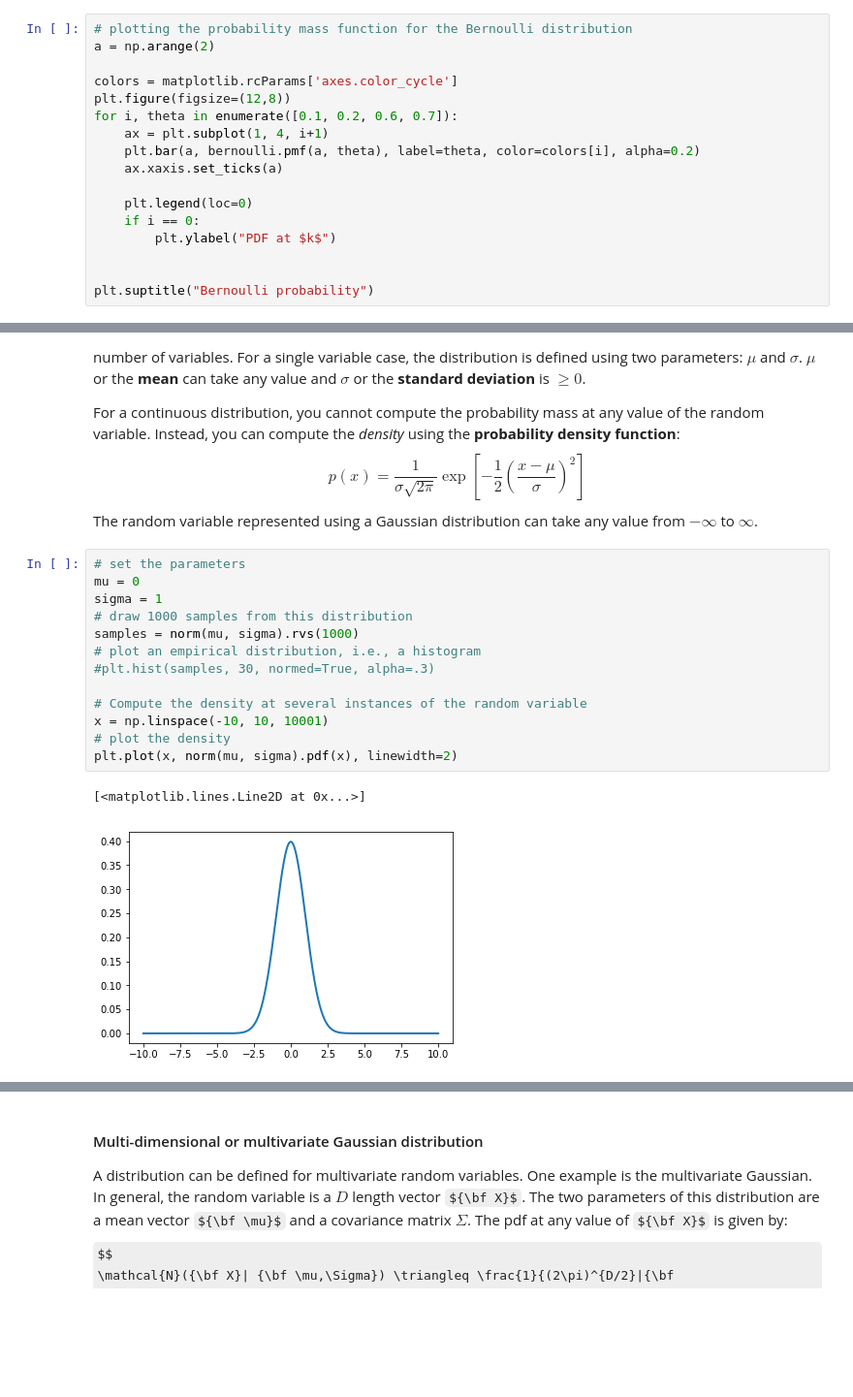
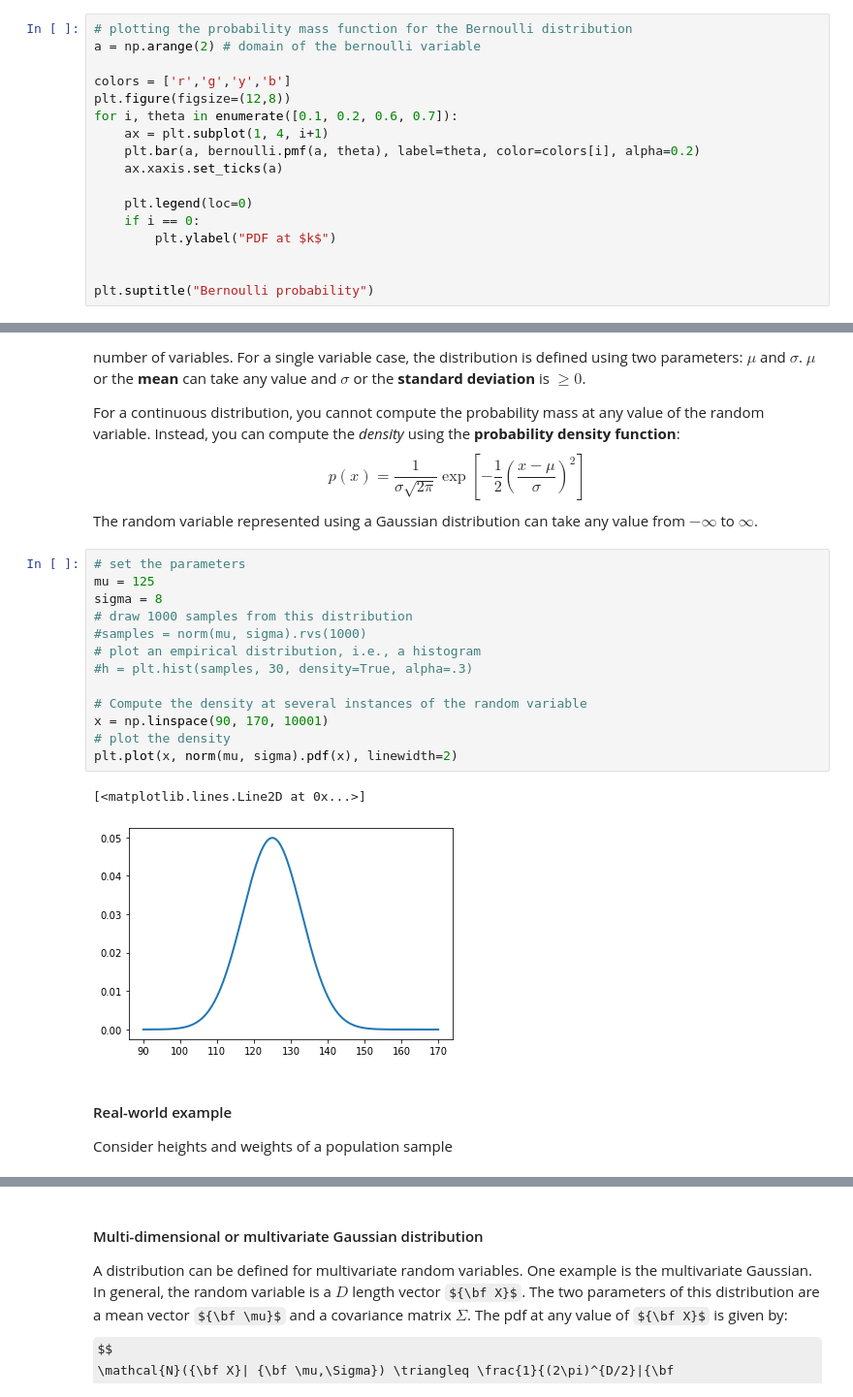
Before and after one commit to ubdsgroup/mlcourse-ub-notebooks, a Jupyter notebook: notebooks/RandomVariablesIntroduction.ipynb, the cells around one changed output, grey strips where cells are left out. Shown at 97% size. Saved outputs shown, nothing was run; the diff lists cells and outputs as text; some formulas as TeX source; blank space fills up the shorter version.

```diff
--- a/notebooks/RandomVariablesIntroduction.ipynb
+++ b/notebooks/RandomVariablesIntroduction.ipynb
@@ -63,8 +65,8 @@ print(np.count_nonzero(samples==1))
 # %%
 # plotting the probability mass function for the Bernoulli distribution
-a = np.arange(2)
+a = np.arange(2) # domain of the bernoulli variable
 
-colors = matplotlib.rcParams['axes.color_cycle']
+colors = ['r','g','y','b']
 plt.figure(figsize=(12,8))
 for i, theta in enumerate([0.1, 0.2, 0.6, 0.7]):
     ax = plt.subplot(1, 4, i+1)
@@ -141,17 +182,20 @@ $$p(x) = \frac{1}{\sigma\sqrt{2\pi}}\exp[-\frac{1}{2}(\frac{x - \mu}{\sigma})^2]
 The random variable represented using a Gaussian distribution can take any value from $-\infty$ to $\infty$.
 # %%
 # set the parameters
-mu = 0
-sigma = 1
+mu = 125
+sigma = 8
 # draw 1000 samples from this distribution
-samples = norm(mu, sigma).rvs(1000)
+#samples = norm(mu, sigma).rvs(1000)
 # plot an empirical distribution, i.e., a histogram
-#plt.hist(samples, 30, normed=True, alpha=.3)
+#h = plt.hist(samples, 30, density=True, alpha=.3)
 
 # Compute the density at several instances of the random variable
-x = np.linspace(-10, 10, 10001)
+x = np.linspace(90, 170, 10001)
 # plot the density
 plt.plot(x, norm(mu, sigma).pdf(x), linewidth=2)
 # %% [output]
 [<matplotlib.lines.Line2D at 0x...>]
-[figure, old version]
+[figure, new version]
+# %% [markdown]
+#### Real-world example
+Consider heights and weights of a population sample
```
Also changed, not shown: parts of 16 cells of this notebook, 1 other file.
